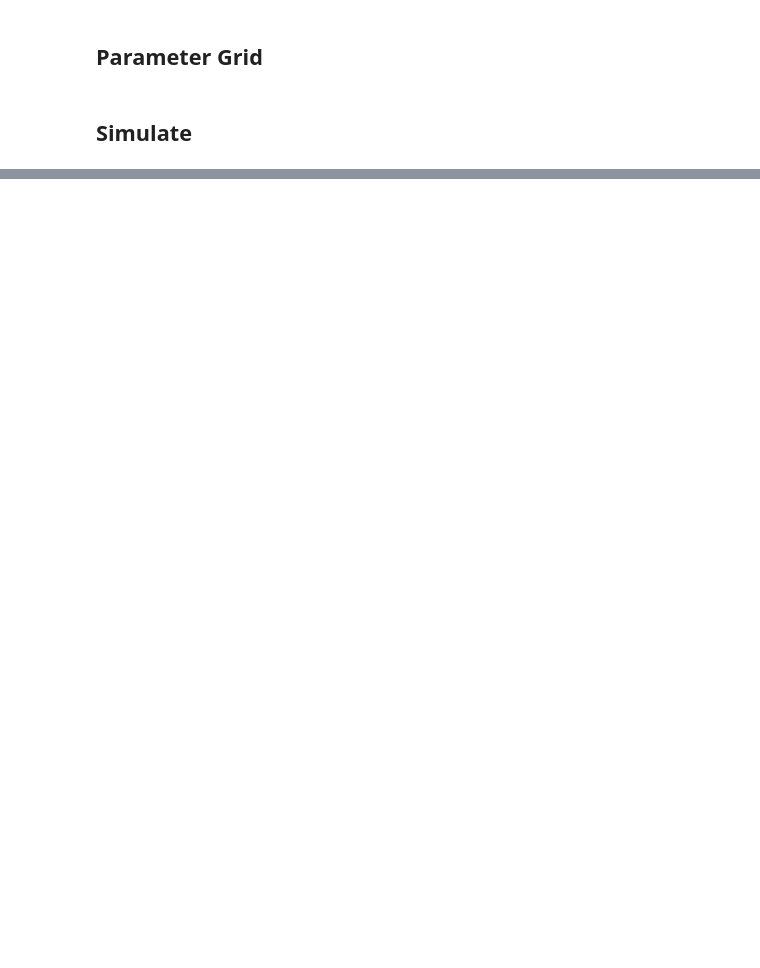
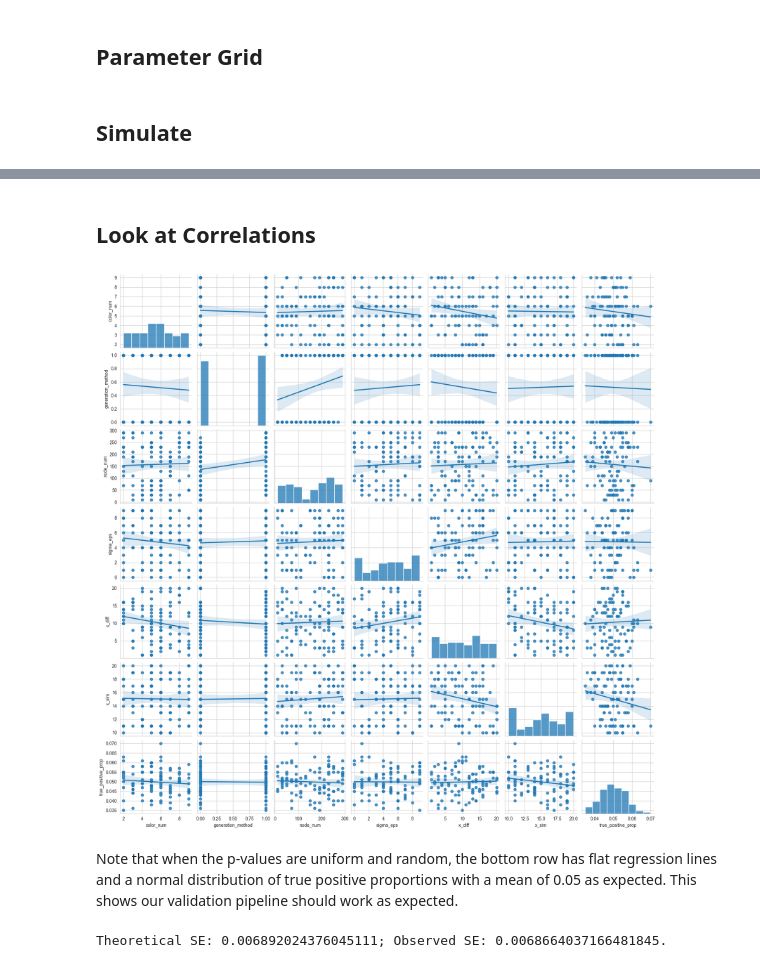
Before and after one commit to legomyleg/clique-homology, a Jupyter notebook: docs/validation.ipynb, the cells around one changed output, grey strips where cells are left out. Cells and saved outputs as stored; diff of their text form; code cells hidden in the pictures; blank space fills up the shorter version.

Commit message:
updated validation logic and validated validation logic with random p-values

```diff
--- a/docs/validation.ipynb
+++ b/docs/validation.ipynb
@@ -81,7 +112,7 @@ grid = ParameterSampler(param, n_iter=100, random_state=42)
 # %% [markdown]
 ## Simulate
 # %%
-n_validations = 20
+n_validations = 1000 # must be sufficiently large, especially for such a high-dimensional hypergrid parameter hypergrid
 alpha = 0.05
 
 results = {}
@@ -97,8 +128,11 @@ for params in grid:
         pval = simulate(**params)
         results[param_key][1].append(pval)
 
-    results[param_key][0] = sum([elem < alpha for elem in results[param_key][1]]) / 20
+    results[param_key][0] = sum([elem < alpha for elem in results[param_key][1]]) / n_validations
 
-# results will be the proportion of graphs correctly identified as significant
+# results will give the proportion of graphs correctly identified as significant
+l = 5 # print first 5
 for key, value in results.items():
+    if l == 0: break
+    else: l -= 1
     print(f"Params: {key}; result: {value[0]}")
@@ -104,0 +147,12 @@ for key, value in results.items():
+# %%
+keys, values = list(results.keys()), list(results.values())
+
+key_list = [list(key) for key in keys]
+names = ['color_num', 'generation_method', 'node_num', 'sigma_eps', 'x_diff', 'x_sim', 'true_positive_prop'] + [f"pval_iter{i}" for i in range(n_validations)]
+listified = [[k[1] for k in key_list[i]] + [values[i][0]] + values[i][1] for i in range(len(keys))]
+listified
+
+names_list = [names] * len(listified)
+data = [dict(zip(names, l)) for l in listified]
+print("Head:")
+data[:5]
@@ -104,0 +178,3 @@ for key, value in results.items():
+# %%
+df = pd.DataFrame(data)
+df.head()
@@ -104,0 +189,4 @@ for key, value in results.items():
+# %%
+num_df = df.iloc[:, :7]
+num_df["generation_method"] = np.where(num_df["generation_method"] == "static", 1, 0)
+num_df.head()
@@ -104,0 +200,16 @@ for key, value in results.items():
+# %% [markdown]
+## Look at Correlations
+# %%
+sns.pairplot(num_df, kind="reg")
+plt.show()
+# %% [output]
+[figure, added]
+# %% [markdown]
+Note that when the p-values are uniform and random, the bottom row has flat regression lines and a normal distribution of true positive proportions with a mean of 0.05 as expected. This shows our validation pipeline should work as expected.
+# %%
+theor_SE = np.sqrt((0.05 * 0.95) / 1000)
+obs_SE = np.std(df["true_positive_prop"])
+
+print(f"Theoretical SE: {theor_SE}; Observed SE: {obs_SE}.")
+# %% [output]
+Theoretical SE: 0.006892024376045111; Observed SE: 0.0068664037166481845.
```
Also changed, not shown: parts of 15 cells of this notebook, 1 other file.
